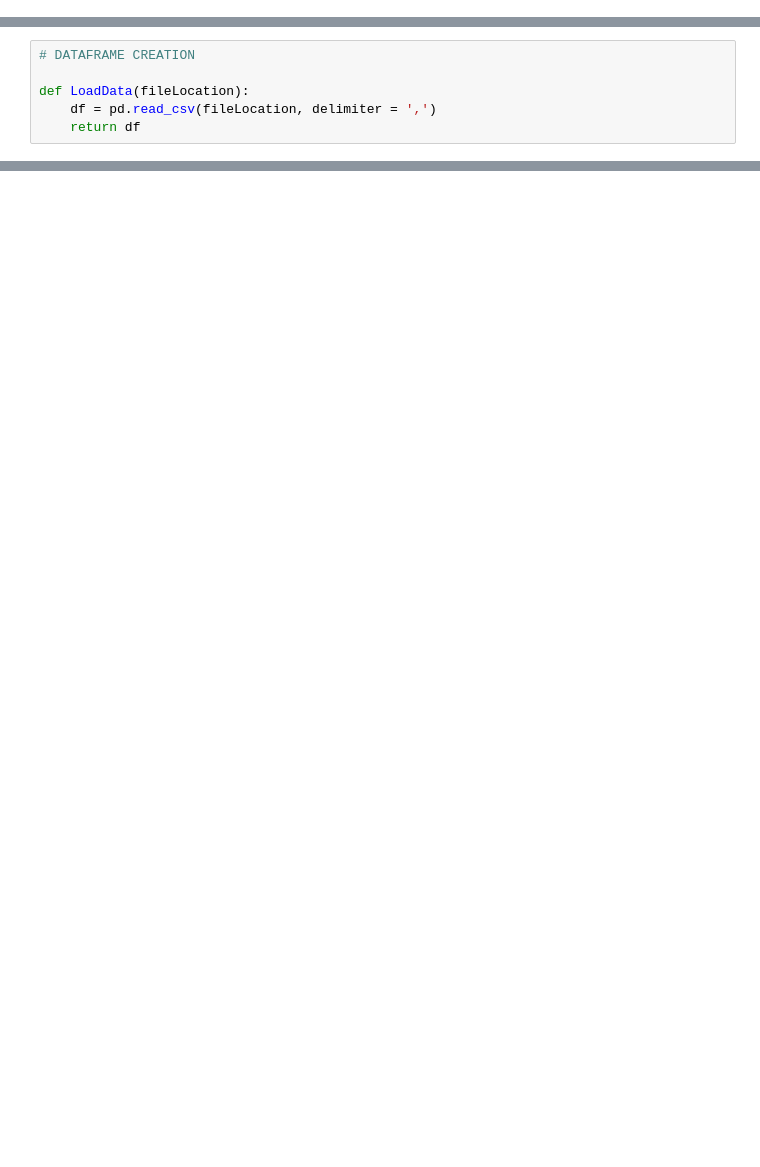
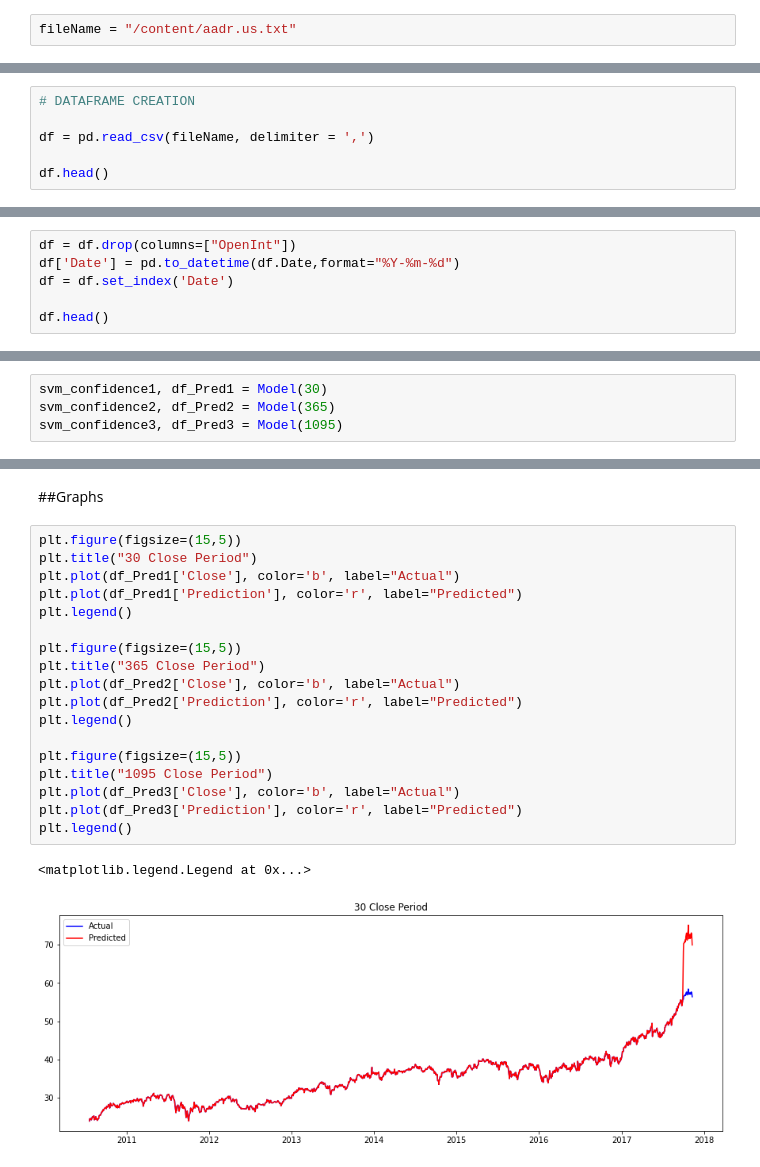
Before and after one commit to leestorm4520/ArtificialIntelligence_UbiquantMarketPrediction, a Jupyter notebook: David_SVM_Model.ipynb, the cells around one changed output, grey strips where cells are left out. Saved outputs shown, nothing was run; the diff lists cells and outputs as text; blank space fills up the shorter version.

```diff
--- a/David_SVM_Model.ipynb
+++ b/David_SVM_Model.ipynb
@@ -4,0 +5,2 @@
+# %%
+fileName = "/content/aadr.us.txt"
@@ -14,6 +19,6 @@ import numpy as np
 # %%
 # DATAFRAME CREATION
 
-def LoadData(fileLocation):
-    df = pd.read_csv(fileLocation, delimiter = ',')
-    return df
+df = pd.read_csv(fileName, delimiter = ',')
+
+df.head()
@@ -74,0 +34,6 @@ def CleanData(df):
+# %%
+df = df.drop(columns=["OpenInt"])
+df['Date'] = pd.to_datetime(df.Date,format="%Y-%m-%d")
+df = df.set_index('Date')
+
+df.head()
@@ -110,0 +85,4 @@ def SVM_Train(X, Y, df):
+# %%
+svm_confidence1, df_Pred1 = Model(30)
+svm_confidence2, df_Pred2 = Model(365)
+svm_confidence3, df_Pred3 = Model(1095)
@@ -110,0 +119,23 @@ def SVM_Train(X, Y, df):
+# %% [markdown]
+##Graphs
+# %%
+plt.figure(figsize=(15,5))
+plt.title("30 Close Period")
+plt.plot(df_Pred1['Close'], color='b', label="Actual")
+plt.plot(df_Pred1['Prediction'], color='r', label="Predicted")
+plt.legend()
+
+plt.figure(figsize=(15,5))
+plt.title("365 Close Period")
+plt.plot(df_Pred2['Close'], color='b', label="Actual")
+plt.plot(df_Pred2['Prediction'], color='r', label="Predicted")
+plt.legend()
+
+plt.figure(figsize=(15,5))
+plt.title("1095 Close Period")
+plt.plot(df_Pred3['Close'], color='b', label="Actual")
+plt.plot(df_Pred3['Prediction'], color='r', label="Predicted")
+plt.legend()
+# %% [output]
+<matplotlib.legend.Legend at 0x...>
+[figure, added]
```
Also changed, not shown: parts of 20 cells of this notebook.
